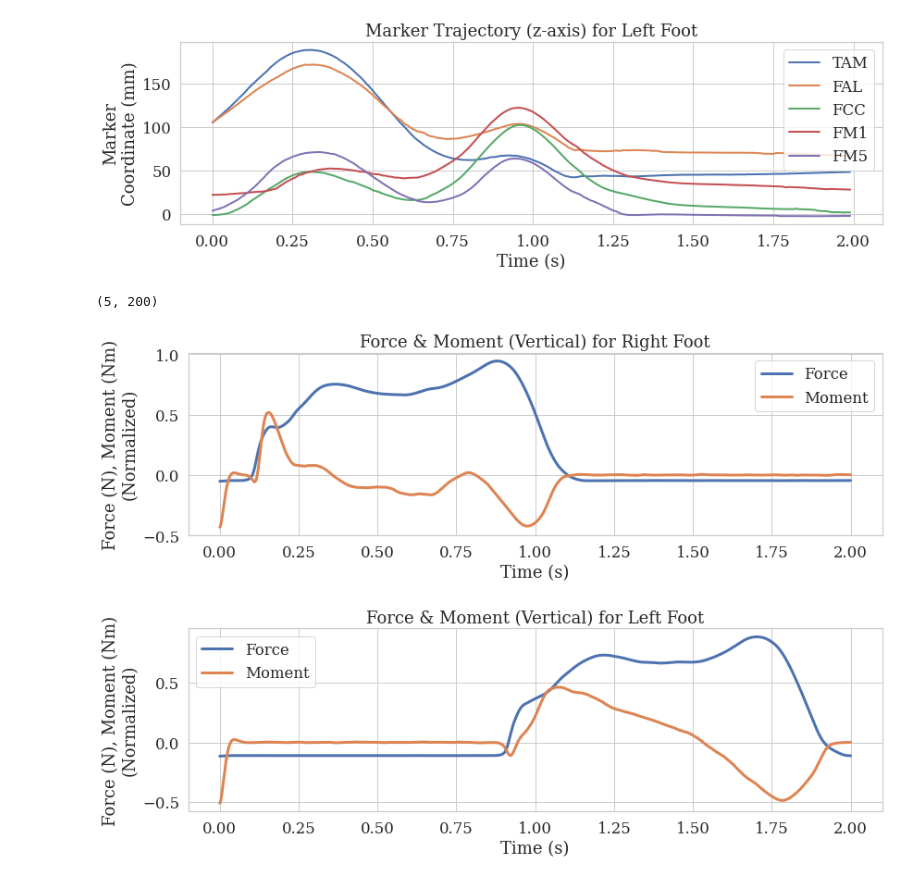
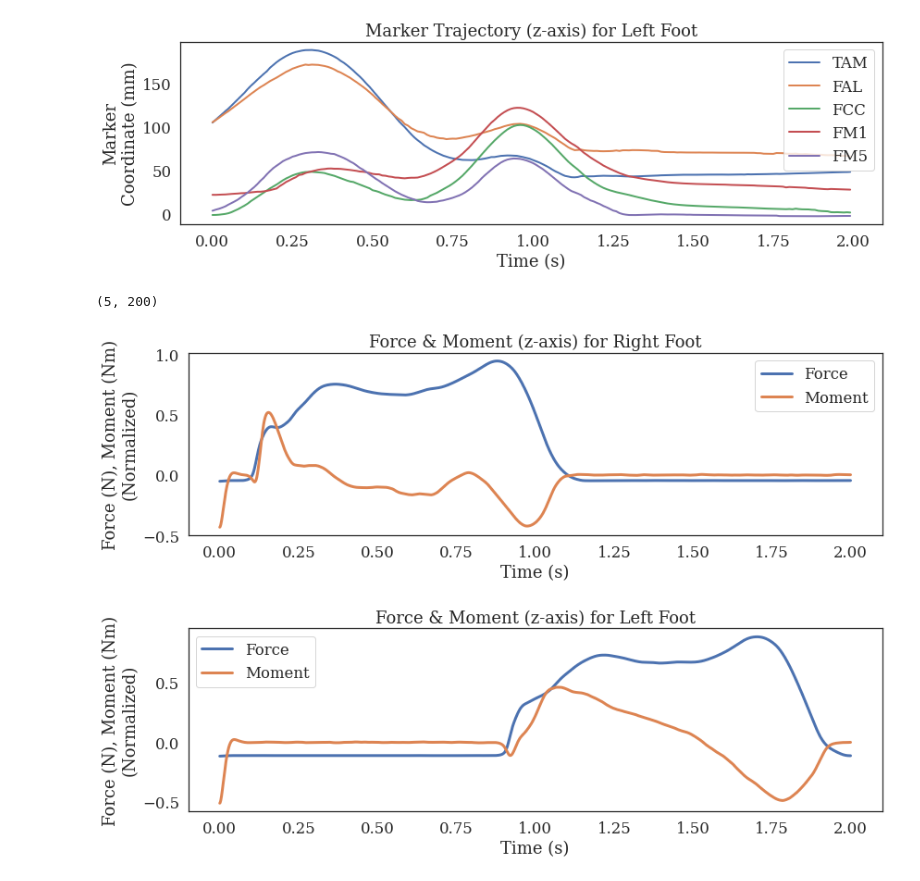
Before and after one commit to atick-faisal/GRF-Synthesis-from-Motion-Trajectories, a Jupyter notebook: src/visualization/visualization_patent.ipynb, the cells around one changed output. Saved outputs shown, nothing was run; the diff lists cells and outputs as text; code cells hidden in the pictures.

Commit message:
Fix figures

```diff
--- a/src/visualization/visualization_patent.ipynb
+++ b/src/visualization/visualization_patent.ipynb
@@ -8,7 +8,7 @@ from ezc3d import c3d
 
 sns.set(font_scale=1.5)
 # sns.color_palette("hls", 64)
-sns.set_style("whitegrid", {'font.family':'serif', 'font.serif':'Times New Roman'})
+sns.set_style("white", {'font.family':'serif', 'font.serif':'Times New Roman'})
 
 n_points = 100
 # %%
@@ -53,7 +53,7 @@ plt.tight_layout()
 plt.savefig("../../Figures/trajectories_z_wide.svg")
 plt.show()
 # %% [output]
-[figure, old version]
+[figure, new version]
 # %%
 trajectory_z.shape
 # %% [output]
@@ -68,18 +68,18 @@ moment_z = GrfFilter.apply(moment_z)
 # %%
 t = (np.arange(0, force_z.shape[0]) / 1500.0)
 plt.figure(figsize=(12, 4))
 plt.plot(t, force_z, linewidth=3, label="Force")
 plt.plot(t, moment_z, linewidth=3, label="Moment")
 plt.legend()
 # plt.axis("off")
-plt.title("Force & Moment (Vertical) for Right Foot")
+plt.title("Force & Moment (z-axis) for Right Foot")
 plt.xlabel("Time (s)")
 plt.ylabel("Force (N), Moment (Nm)\n(Normalized)")
 plt.tight_layout()
 plt.savefig("../../Figures/force_moment_z_wide.svg")
 plt.show()
 # %% [output]
-[figure, old version]
+[figure, new version]
 # %%
 force_z = content['data']['platform'][2]['force'][2, 1000:4000]
 moment_z = content['data']['platform'][2]['moment'][2, 1000:4000]
@@ -95,11 +95,11 @@ plt.plot(t, force_z, linewidth=3, label="Force")
 plt.plot(t, moment_z, linewidth=3, label="Moment")
 plt.legend()
 # plt.axis("off")
-plt.title("Force & Moment (Vertical) for Left Foot")
+plt.title("Force & Moment (z-axis) for Left Foot")
 plt.xlabel("Time (s)")
 plt.ylabel("Force (N), Moment (Nm)\n(Normalized)")
 plt.tight_layout()
 plt.savefig("../../Figures/force_moment_z_wide_alt.svg")
 plt.show()
 # %% [output]
-[figure, old version]
+[figure, new version]
```
